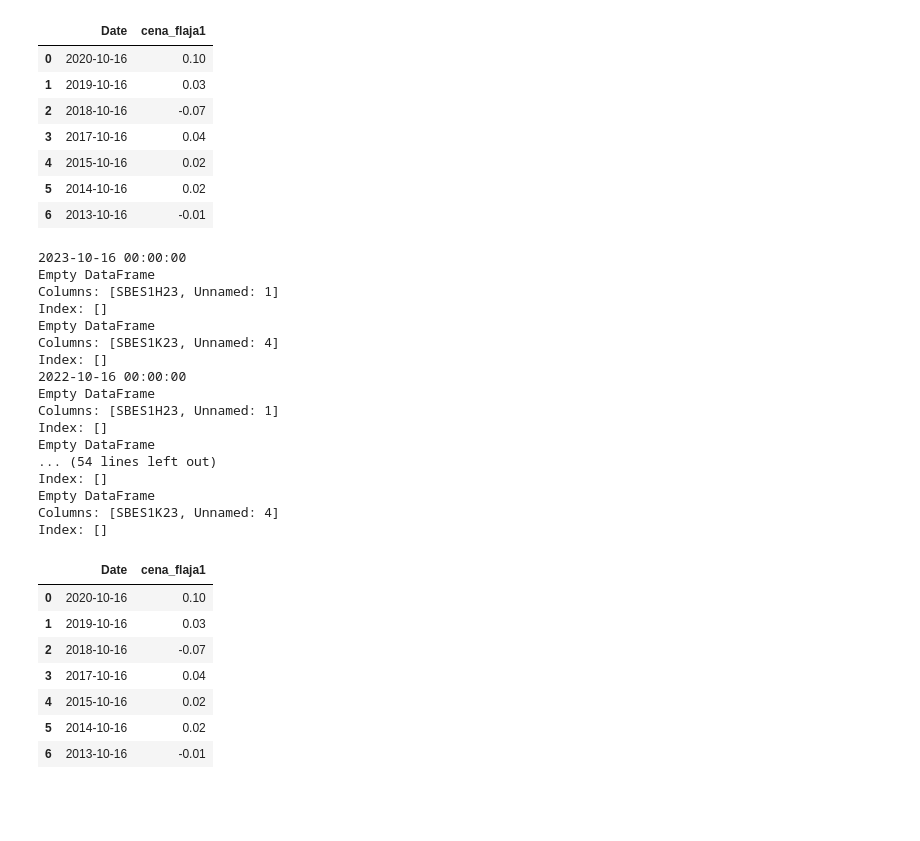
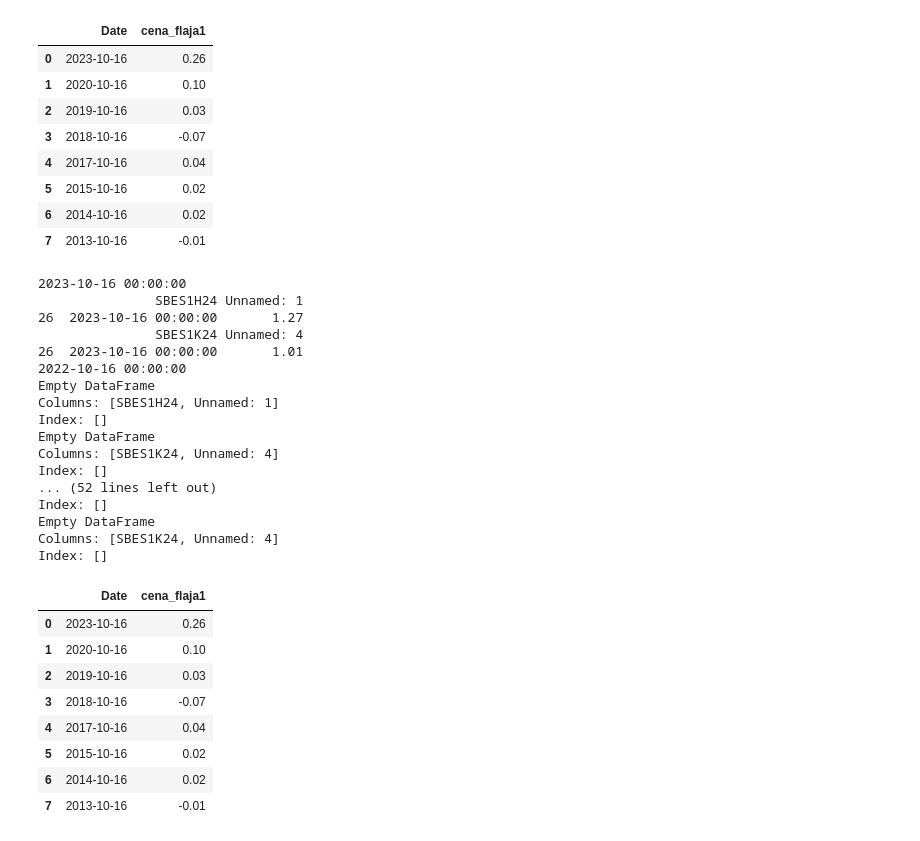
Before and after one commit to tomektom10/dataScienceBootCamp, a Jupyter notebook: PROJEKT_CUKIER_NAJNOWSZE.ipynb, the cells around one changed output. Saved outputs shown, nothing was run; the diff lists cells and outputs as text; code cells hidden in the pictures; blank space fills up the shorter version.

```diff
--- a/PROJEKT_CUKIER_NAJNOWSZE.ipynb
+++ b/PROJEKT_CUKIER_NAJNOWSZE.ipynb
@@ -2,11 +2,11 @@
 <a href="https://colab.research.google.com/github/tomektom10/dataScienceBootCamp/blob/main/PROJEKT_CUKIER_NAJNOWSZE.ipynb" target="_parent"><img src="https://colab.research.google.com/assets/colab-badge.svg" alt="Open In Colab"/></a>
 # %%
 import pandas as pd
-df = pd.read_excel("Cukry_wszystkie.xlsx")
+df = pd.read_excel("Cukry_wszystkie_plus24.xlsx")
 df
 df.columns
 import numpy as np
 # %%
-df1 = df[["SBES1H23", "Unnamed: 1"]].iloc[1:]
+df1 = df[["SBES1H24", "Unnamed: 1"]].iloc[1:]
 df1
 # %% [output]
@@ -26,18 +26,18 @@ df1
 # %%
-df2 = df[["SBES1K23", "Unnamed: 4"]].iloc[1:]
+df2 = df[["SBES1K24", "Unnamed: 4"]].iloc[1:]
 df2
 import datetime
 # %%
-day_month = "10-16"
+day_month = "10-13"
 wynik_dict = {"Date":[], "cena_flaja1":[] }
 for year in [2023, 2022, 2021, 2020, 2019, 2018, 2017, 2016, 2015, 2014, 2013, 2012]:
   specyfic_date = str(year) + "-" + day_month
   specyfic_date = datetime.datetime.strptime(specyfic_date, '%Y-%m-%d')
   print(specyfic_date)
-  df_row1 = df1[df1["SBES1H23"] == specyfic_date]
+  df_row1 = df1[df1["SBES1H24"] == specyfic_date]
   print(df_row1)
 
-  df_row2 = df2[df2["SBES1K23"] == specyfic_date]
+  df_row2 = df2[df2["SBES1K24"] == specyfic_date]
   print(df_row2)
   cena_flaja = []
   if len(df_row1) > 0 and len(df_row2) >0:
@@ -73,13 +73,14 @@ Index: []
 df_wynik
 # %% [output]
 |  | Date | cena_flaja1 |
-| 0 | 2020-10-16 | 0.10 |
-| 1 | 2019-10-16 | 0.03 |
-| 2 | 2018-10-16 | -0.07 |
-| 3 | 2017-10-16 | 0.04 |
-| 4 | 2015-10-16 | 0.02 |
-| 5 | 2014-10-16 | 0.02 |
-| 6 | 2013-10-16 | -0.01 |
+| 0 | 2023-10-16 | 0.26 |
+| 1 | 2020-10-16 | 0.10 |
+| 2 | 2019-10-16 | 0.03 |
+| 3 | 2018-10-16 | -0.07 |
+| 4 | 2017-10-16 | 0.04 |
+| 5 | 2015-10-16 | 0.02 |
+| 6 | 2014-10-16 | 0.02 |
+| 7 | 2013-10-16 | -0.01 |
 # %%
 def oblicz_ceny_flaja(df1, df2, kod1, kod2, cena1, cena2, day_month):
 
@@ -107,33 +108,34 @@ def oblicz_ceny_flaja(df1, df2, kod1, kod2, cena1, cena2, day_month):
       df_wynik = pd.DataFrame(wynik_dict)
   return df_wynik
 # %%
-oblicz_ceny_flaja(df1, df2, "SBES1H23" , "SBES1K23" , "Unnamed: 1", "Unnamed: 4", "10-16" )
+oblicz_ceny_flaja(df1, df2, "SBES1H24" , "SBES1K24" , "Unnamed: 1", "Unnamed: 4", "10-16" )
 # %% [output]
 2023-10-16 00:00:00
+               SBES1H24 Unnamed: 1
+26  2023-10-16 00:00:00       1.27
+               SBES1K24 Unnamed: 4
+26  2023-10-16 00:00:00       1.01
+2022-10-16 00:00:00
 Empty DataFrame
-Columns: [SBES1H23, Unnamed: 1]
+Columns: [SBES1H24, Unnamed: 1]
 Index: []
 Empty DataFrame
-Columns: [SBES1K23, Unnamed: 4]
+Columns: [SBES1K24, Unnamed: 4]
 Index: []
-2022-10-16 00:00:00
-Empty DataFrame
-Columns: [SBES1H23, Unnamed: 1]
+... (52 lines left out)
 Index: []
 Empty DataFrame
-... (54 lines left out)
+Columns: [SBES1K24, Unnamed: 4]
 Index: []
-Empty DataFrame
-Columns: [SBES1K23, Unnamed: 4]
-Index: []
 |  | Date | cena_flaja1 |
-| 0 | 2020-10-16 | 0.10 |
-| 1 | 2019-10-16 | 0.03 |
-| 2 | 2018-10-16 | -0.07 |
-| 3 | 2017-10-16 | 0.04 |
-| 4 | 2015-10-16 | 0.02 |
-| 5 | 2014-10-16 | 0.02 |
-| 6 | 2013-10-16 | -0.01 |
+| 0 | 2023-10-16 | 0.26 |
+| 1 | 2020-10-16 | 0.10 |
+| 2 | 2019-10-16 | 0.03 |
+| 3 | 2018-10-16 | -0.07 |
+| 4 | 2017-10-16 | 0.04 |
+| 5 | 2015-10-16 | 0.02 |
+| 6 | 2014-10-16 | 0.02 |
+| 7 | 2013-10-16 | -0.01 |
 # %%
 import calendar
 month = "02"
```
Also changed, not shown: parts of 16 cells of this notebook.
